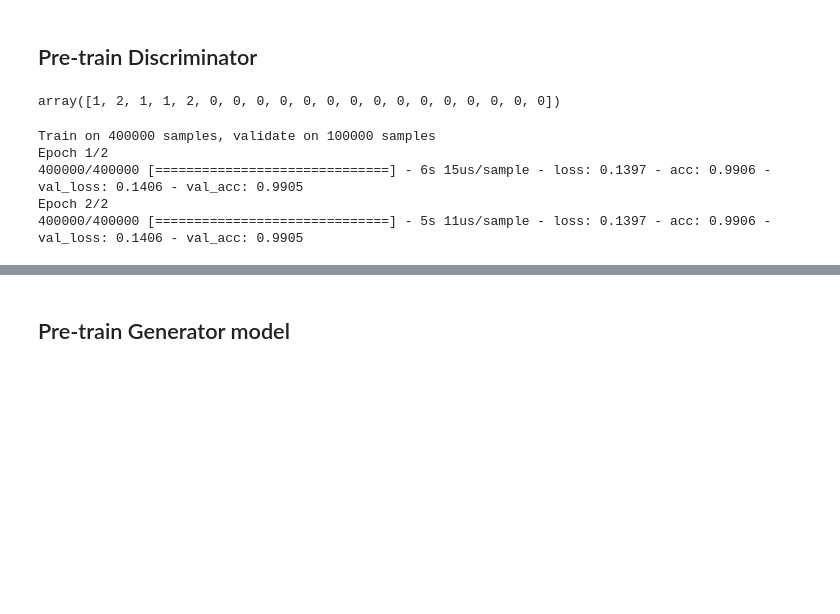
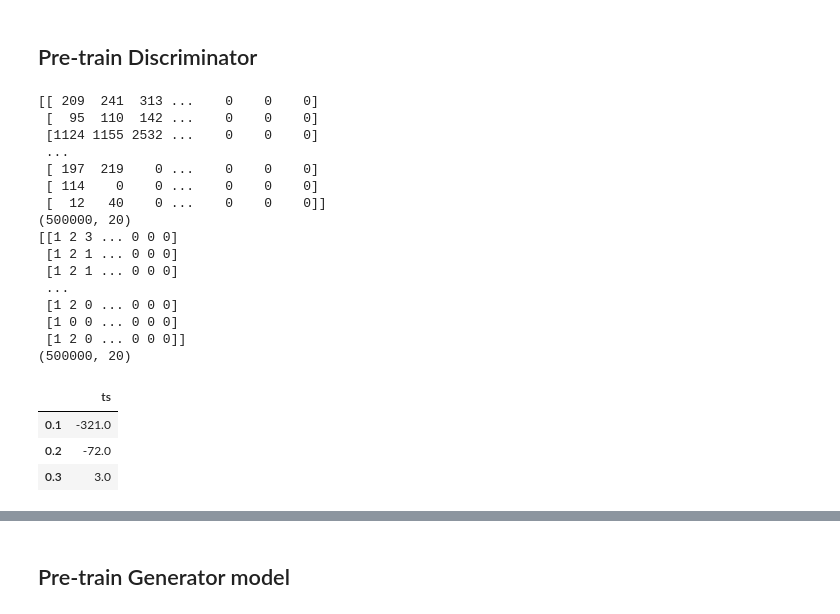
Before and after one commit to project-basileus/multitype-sequence-generation-by-tlstm-gan, a Jupyter notebook: seq-gan.ipynb, the cells around one changed output, grey strips where cells are left out. Drawn from its saved outputs; the diff is of its cells as text; code cells hidden in the pictures; blank space fills up the shorter version.

Commit message:
time-lstm with gaussian loss

```diff
--- a/seq-gan.ipynb
+++ b/seq-gan.ipynb
@@ -63,6 +80,7 @@ padding_len = 20
 padding_type = 'post'
 truncating_type = 'pre'
 
+# padding event types
 padded_event_types = tf.keras.preprocessing.sequence.pad_sequences(
     event_types,
     padding=padding_type,
@@ -72,37 +90,52 @@ padded_event_types = tf.keras.preprocessing.sequence.pad_sequences(
     dtype=object,
 )
 padded_event_types = padded_event_types.astype(int)
+
+#padding time stamps
+padded_ts = tf.keras.preprocessing.sequence.pad_sequences(
+    times,
+    padding=padding_type,
+    truncating = truncating_type,
+    maxlen=padding_len,
+    value=0,
+    dtype=object,
+)
+padded_ts = padded_ts.astype(int)
+
+
 labels = np.array(labels)
 train_data_discriminator = padded_event_types,labels
-# %%
-padded_event_types[1]
-# %% [output]
-array([1, 2, 1, 1, 2, 0, 0, 0, 0, 0, 0, 0, 0, 0, 0, 0, 0, 0, 0, 0])
-# %%
-from tensorflow.keras import Sequential
-from tensorflow.keras.layers import *
-from tensorflow.keras.optimizers import *
-
-discriminator = Sequential()
-discriminator.add(Embedding(vocab_size, 16, \
-                            input_length=padding_len))
-discriminator.add(Conv1D(32, 3, activation='relu'))
-discriminator.add(MaxPooling1D(5))
-discriminator.add(Conv1D(32, 3, activation='relu'))
-discriminator.add(GlobalMaxPooling1D())
-discriminator.add(Dense(1))
-discriminator.compile(optimizer=RMSprop(lr=1e-4), loss='binary_crossentropy',metrics=['acc'])
-history = discriminator.fit(padded_event_types, labels,
-epochs=2, batch_size=500, validation_split=0.2)
-
-
-# dataset = tf.data.Dataset.from_tensor_slices(train_data_discriminator)
-# dataset = dataset.shuffle(BUFFER_SIZE).batch(500, drop_remainder=True)
-# discriminator.compile(optimizer=RMSprop(lr=1e-4), loss='binary_crossentropy',metrics=['acc'])
-# discriminator.fit(dataset)
-# %% [output]
-Train on 400000 samples, validate on 100000 samples
-Epoch 1/2
-400000/400000 [==============================] - 6s 15us/sample - loss: 0.1397 - acc: 0.9906 - val_loss: 0.1406 - val_acc: 0.9905
-Epoch 2/2
-400000/400000 [==============================] - 5s 11us/sample - loss: 0.1397 - acc: 0.9906 - val_loss: 0.1406 - val_acc: 0.9905
+# %%
+# change to difference of times
+print(padded_ts)
+padded_ts = np.diff(padded_ts, axis=1, prepend=0)
+print(padded_ts.shape)
+# padded_ts[:,0] = 0
+print(padded_event_types)
+print(padded_event_types.shape)
+non_zero_ts = padded_ts[padded_ts!=0]
+non_zero_ts[0:100]
+import pandas as pd
+df = pd.DataFrame(non_zero_ts, columns=['ts'])
+df.quantile([.1, .2, .3])
+# %% [output]
+[[ 209  241  313 ...    0    0    0]
+ [  95  110  142 ...    0    0    0]
+ [1124 1155 2532 ...    0    0    0]
+ ...
+ [ 197  219    0 ...    0    0    0]
+ [ 114    0    0 ...    0    0    0]
+ [  12   40    0 ...    0    0    0]]
+(500000, 20)
+[[1 2 3 ... 0 0 0]
+ [1 2 1 ... 0 0 0]
+ [1 2 1 ... 0 0 0]
+ ...
+ [1 2 0 ... 0 0 0]
+ [1 0 0 ... 0 0 0]
+ [1 2 0 ... 0 0 0]]
+(500000, 20)
+|  | ts |
+| 0.1 | -321.0 |
+| 0.2 | -72.0 |
+| 0.3 | 3.0 |
```
Also changed, not shown: parts of 21 cells of this notebook.
